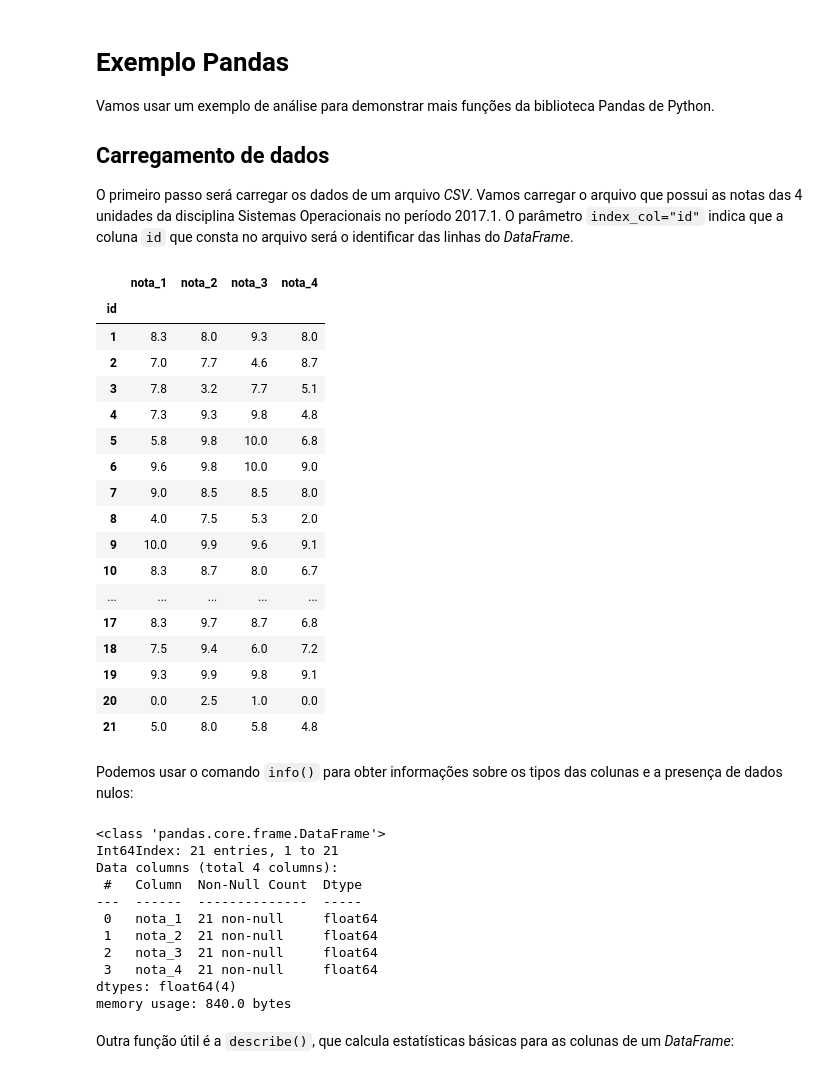
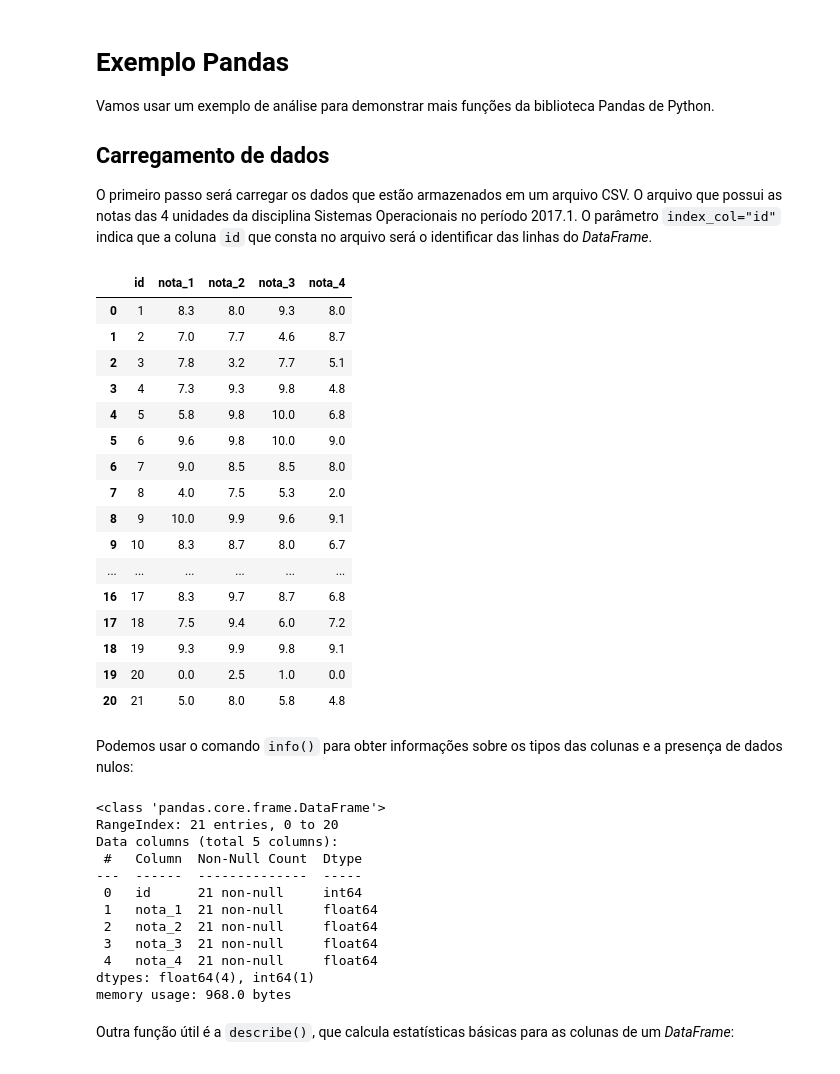
Before and after one commit to analisededados-ufpb/aulas-ad, a Jupyter notebook: 1-introducao/4-exemplo-pandas.ipynb, the cells around one changed output. Drawn from its saved outputs; the diff is of its cells as text; code cells hidden in the pictures.

```diff
--- a/1-introducao/4-exemplo-pandas.ipynb
+++ b/1-introducao/4-exemplo-pandas.ipynb
@@ -5,47 +5,48 @@ Vamos usar um exemplo de análise para demonstrar mais funções da biblioteca P
 
 ## Carregamento de dados
 
-O primeiro passo será carregar os dados de um arquivo _CSV_. Vamos carregar o arquivo que possui as notas das 4 unidades da disciplina Sistemas Operacionais no período 2017.1. O parâmetro `index_col="id"` indica que a coluna `id` que consta no arquivo será o identificar das linhas do _DataFrame_.
+O primeiro passo será carregar os dados que estão armazenados em um arquivo CSV. O arquivo que possui as notas das 4 unidades da disciplina Sistemas Operacionais no período 2017.1. O parâmetro `index_col="id"` indica que a coluna `id` que consta no arquivo será o identificar das linhas do _DataFrame_.
 # %%
+import numpy as np
 import pandas as pd
 
-so_20171 = pd.read_csv("../dados/notas_so_20171.csv", index_col="id")
+so_20171 = pd.read_csv("../dados/notas_so_20171.csv")
 so_20171
 # %% [output]
-|  | nota_1 | nota_2 | nota_3 | nota_4 |
-| id |  |  |  |  |
-| 1 | 8.3 | 8.0 | 9.3 | 8.0 |
-| 2 | 7.0 | 7.7 | 4.6 | 8.7 |
-| 3 | 7.8 | 3.2 | 7.7 | 5.1 |
-| 4 | 7.3 | 9.3 | 9.8 | 4.8 |
-| 5 | 5.8 | 9.8 | 10.0 | 6.8 |
-| 6 | 9.6 | 9.8 | 10.0 | 9.0 |
-| 7 | 9.0 | 8.5 | 8.5 | 8.0 |
-| 8 | 4.0 | 7.5 | 5.3 | 2.0 |
-| 9 | 10.0 | 9.9 | 9.6 | 9.1 |
-| 10 | 8.3 | 8.7 | 8.0 | 6.7 |
-| ... | ... | ... | ... | ... |
-| 17 | 8.3 | 9.7 | 8.7 | 6.8 |
-| 18 | 7.5 | 9.4 | 6.0 | 7.2 |
-| 19 | 9.3 | 9.9 | 9.8 | 9.1 |
-| 20 | 0.0 | 2.5 | 1.0 | 0.0 |
-| 21 | 5.0 | 8.0 | 5.8 | 4.8 |
+|  | id | nota_1 | nota_2 | nota_3 | nota_4 |
+| 0 | 1 | 8.3 | 8.0 | 9.3 | 8.0 |
+| 1 | 2 | 7.0 | 7.7 | 4.6 | 8.7 |
+| 2 | 3 | 7.8 | 3.2 | 7.7 | 5.1 |
+| 3 | 4 | 7.3 | 9.3 | 9.8 | 4.8 |
+| 4 | 5 | 5.8 | 9.8 | 10.0 | 6.8 |
+| 5 | 6 | 9.6 | 9.8 | 10.0 | 9.0 |
+| 6 | 7 | 9.0 | 8.5 | 8.5 | 8.0 |
+| 7 | 8 | 4.0 | 7.5 | 5.3 | 2.0 |
+| 8 | 9 | 10.0 | 9.9 | 9.6 | 9.1 |
+| 9 | 10 | 8.3 | 8.7 | 8.0 | 6.7 |
+| ... | ... | ... | ... | ... | ... |
+| 16 | 17 | 8.3 | 9.7 | 8.7 | 6.8 |
+| 17 | 18 | 7.5 | 9.4 | 6.0 | 7.2 |
+| 18 | 19 | 9.3 | 9.9 | 9.8 | 9.1 |
+| 19 | 20 | 0.0 | 2.5 | 1.0 | 0.0 |
+| 20 | 21 | 5.0 | 8.0 | 5.8 | 4.8 |
 # %% [markdown]
 Podemos usar o comando `info()` para obter informações sobre os tipos das colunas e a presença de dados nulos:
 # %%
 so_20171.info()
 # %% [output]
 <class 'pandas.core.frame.DataFrame'>
-Int64Index: 21 entries, 1 to 21
-Data columns (total 4 columns):
+RangeIndex: 21 entries, 0 to 20
+Data columns (total 5 columns):
  #   Column  Non-Null Count  Dtype
 ---  ------  --------------  -----
- 0   nota_1  21 non-null     float64
- 1   nota_2  21 non-null     float64
- 2   nota_3  21 non-null     float64
- 3   nota_4  21 non-null     float64
-dtypes: float64(4)
-memory usage: 840.0 bytes
+ 0   id      21 non-null     int64
+ 1   nota_1  21 non-null     float64
+ 2   nota_2  21 non-null     float64
+ 3   nota_3  21 non-null     float64
+ 4   nota_4  21 non-null     float64
+dtypes: float64(4), int64(1)
+memory usage: 968.0 bytes
 # %% [markdown]
 Outra função útil é a `describe()`, que calcula estatísticas básicas para as colunas de um _DataFrame_:
 # %%
```
Also changed, not shown: parts of 47 cells of this notebook, 4 other files.
